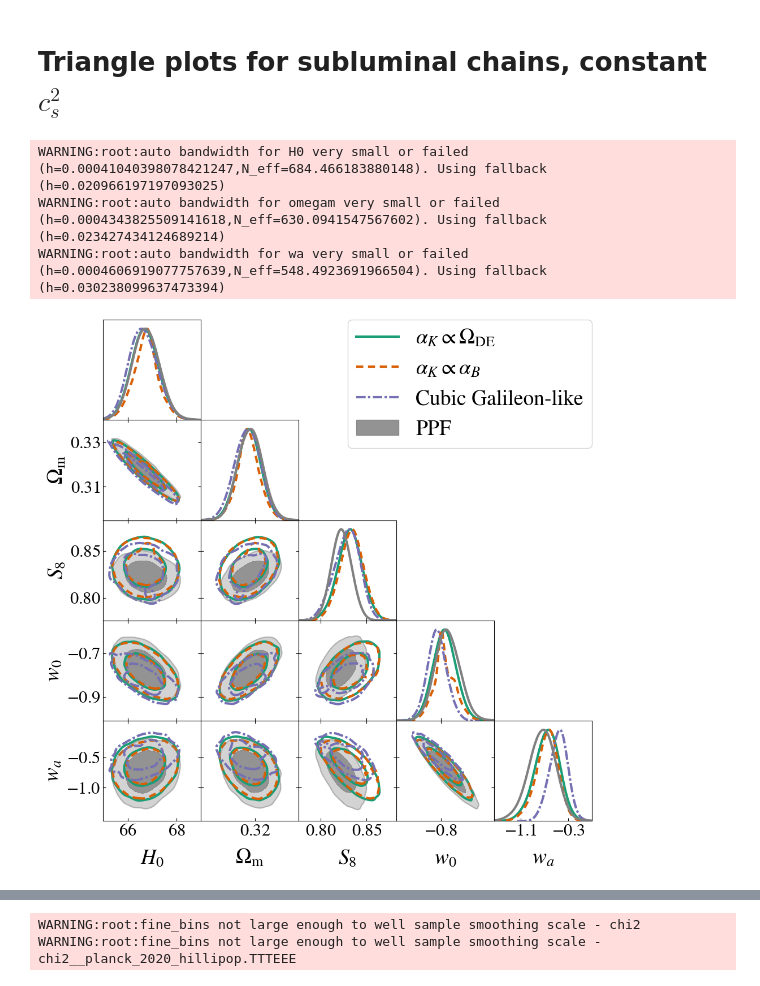
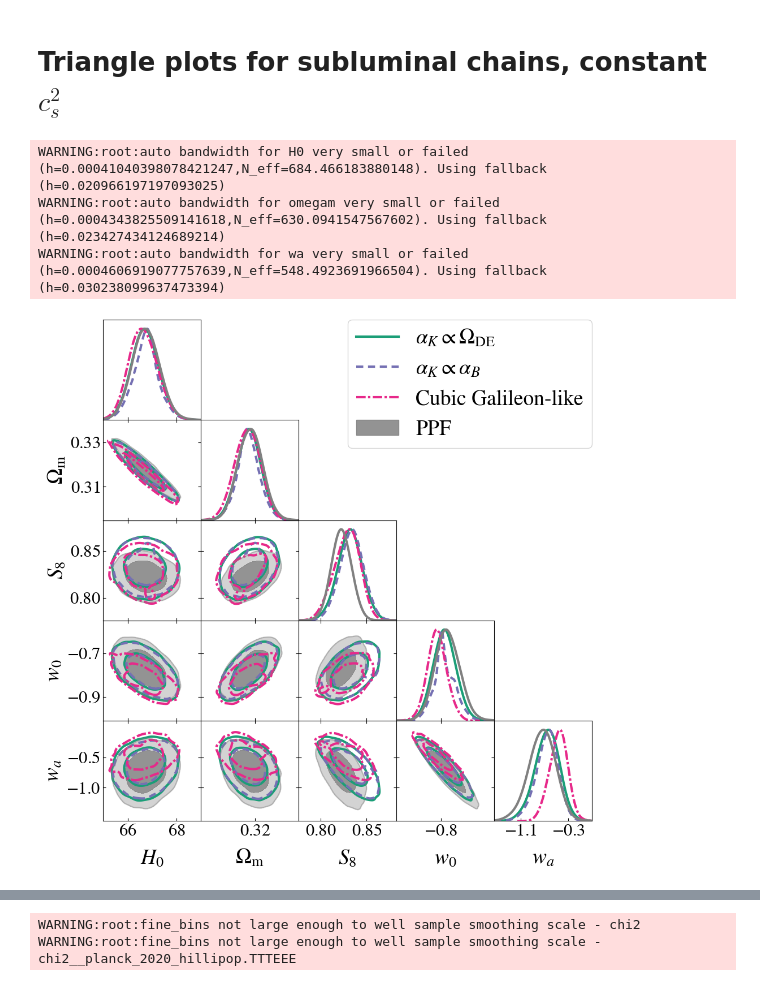
Before and after one commit to joaoreboucas1/cs2-project, a Jupyter notebook: data_analysis/triangle_ds1_subluminal.ipynb, the cells around one changed output, grey strips where cells are left out. Cells and saved outputs as stored; diff of their text form; code cells hidden in the pictures.

```diff
--- a/data_analysis/triangle_ds1_subluminal.ipynb
+++ b/data_analysis/triangle_ds1_subluminal.ipynb
@@ -14,26 +14,25 @@ for i in indices:
 # %%
 p = plots.get_subplot_plotter()
 p.settings.axes_fontsize=25
 p.settings.axes_labelsize=30
 p.settings.legend_fontsize=30
 p.triangle_plot(
     [chains[56], chains[58], chains[59], chains[48]],
     ["H0", "omegam", "S8", "w", "wa"],
     filled=[False, False, False, True],
-    contour_colors=utils.colors[:3] + ["gray"],
+    contour_colors=[utils.colors[0], utils.colors[2], utils.colors[3], "gray"],
     contour_lws=3,
     contour_ls=["-", "--", "-.", "-"],
     legend_labels=["$\\alpha_K \\propto \\Omega_\\mathrm{DE}$", "$\\alpha_K \\propto \\alpha_B$", "Cubic Galileon-like", "PPF"],
     legend_loc="upper right",
     param_limits={"w": [-1.01, -0.55], "wa": [-1.55, 0.1], "H0": [65, 69], "omegam": [0.295, 0.34]}
 )
-# p.fig.text(0.3, 1.01, "Data: Planck + DESI + DES-Dovekie", fontsize=20)
 p.fig.savefig("plots/triangle_ds1_subluminal_mg.pdf", bbox_inches="tight")
 # %% [output]
 WARNING:root:auto bandwidth for H0 very small or failed (h=0.00041040398078421247,N_eff=684.466183880148). Using fallback (h=0.020966197197093025)
 WARNING:root:auto bandwidth for omegam very small or failed (h=0.0004343825509141618,N_eff=630.0941547567602). Using fallback (h=0.023427434124689214)
 WARNING:root:auto bandwidth for wa very small or failed (h=0.0004606919077757639,N_eff=548.4923691966504). Using fallback (h=0.030238099637473394)
-[figure, old version]
+[figure, new version]
 # %%
 p = plots.get_subplot_plotter()
 p.settings.axes_fontsize=25
```
Also changed, not shown: parts of 2 cells of this notebook, 20 other files.
